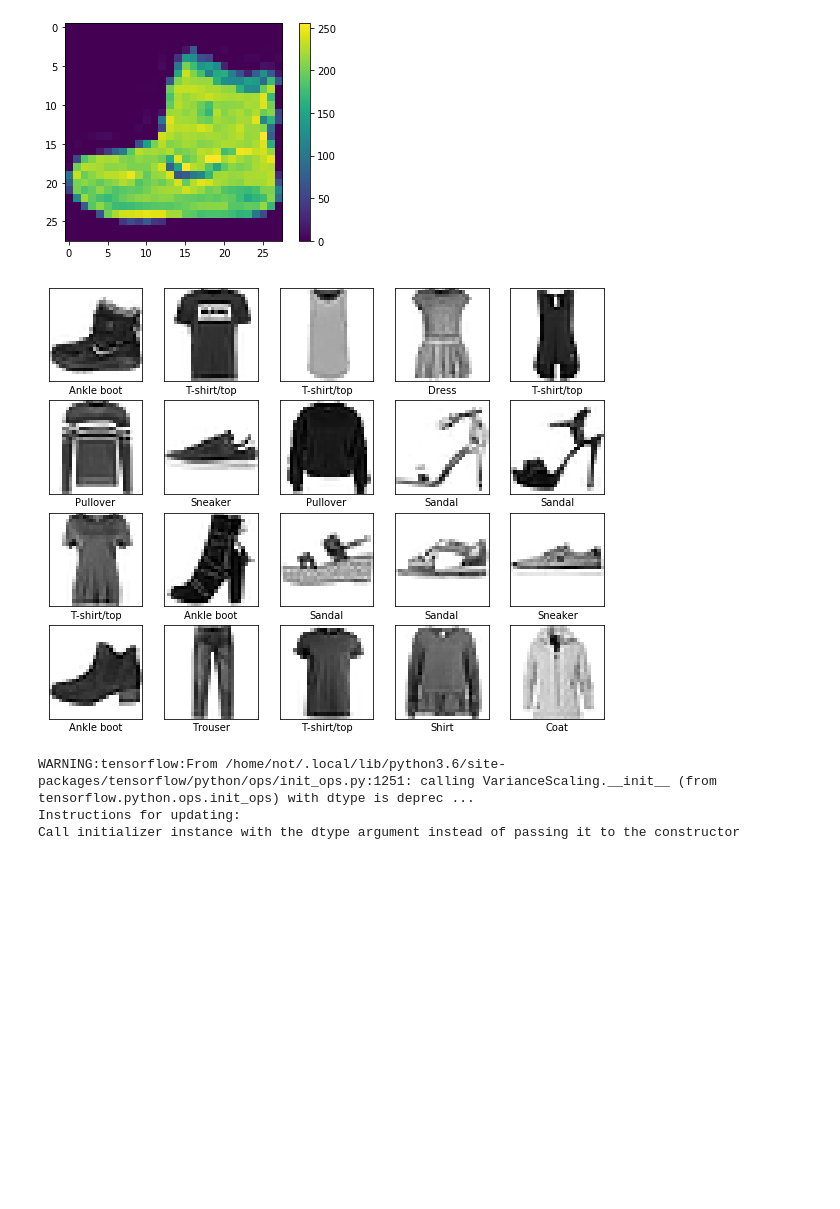
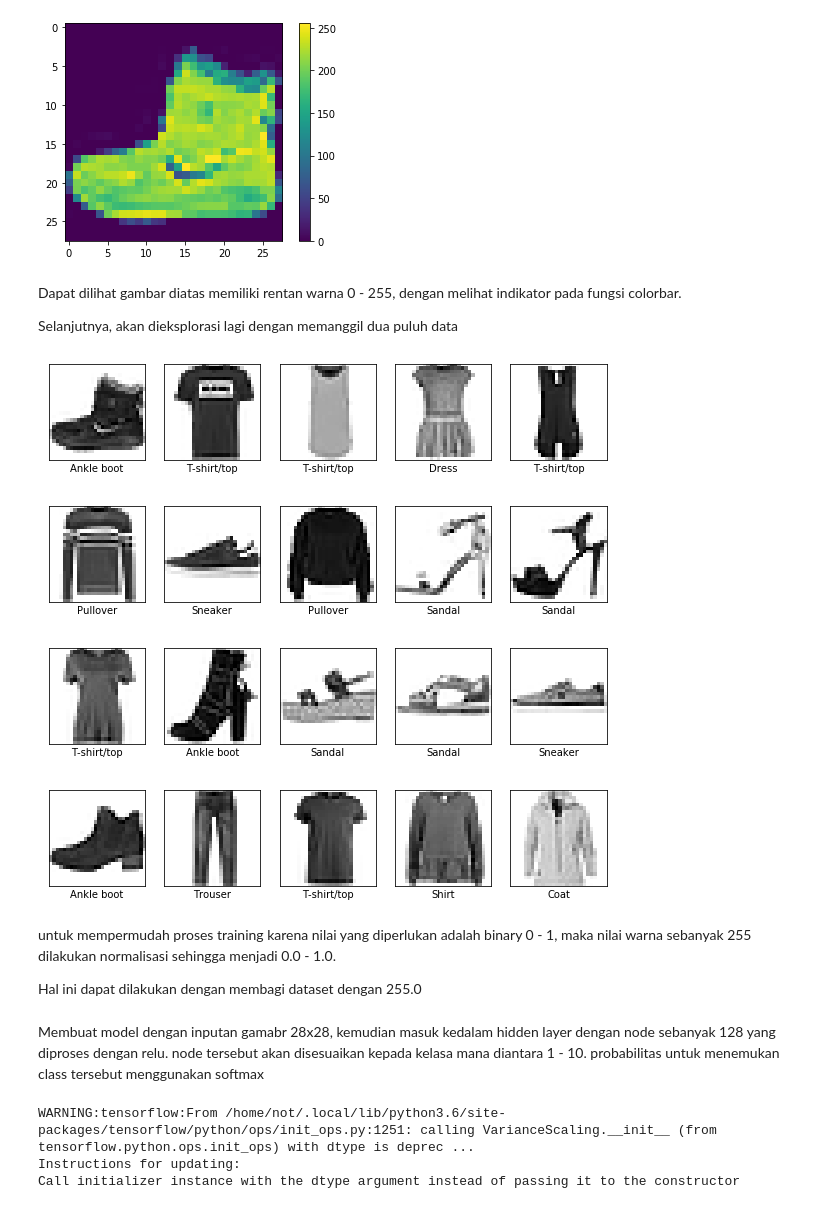
Before and after one commit to elatfar/Supervised-Learning, a Jupyter notebook: Neural Network.ipynb, the cells around one changed output. Drawn from its saved outputs; the diff is of its cells as text; code cells hidden in the pictures; blank space fills up the shorter version.

```diff
--- a/Neural Network.ipynb
+++ b/Neural Network.ipynb
@@ -22,22 +33,41 @@ plt.colorbar()
 # %% [output]
 <matplotlib.colorbar.Colorbar at 0x...>
 [figure]
+# %% [markdown]
+Dapat dilihat gambar diatas memiliki rentan warna 0 - 255, dengan melihat indikator pada fungsi colorbar.
+
+Selanjutnya, akan dieksplorasi lagi dengan memanggil dua puluh data
 # %%
+'''
+dikarenakan format dalam train_labels berupa integer,
+dibuatlah class_names untuk menerjemahkan nilai integer.
+'''
+
 class_names = ['T-shirt/top', 'Trouser', 'Pullover', 'Dress', 'Coat',
                'Sandal', 'Shirt', 'Sneaker', 'Bag', 'Ankle boot']
 
 plt.figure(figsize=(10,10))
 for i in range(20):
-    plt.subplot(5,5,i+1)
+    plt.subplot(4,5,i+1) #disiapkan plot 4 baris 5 kolom, dengan indeks i + 1.
     plt.xticks([])
     plt.yticks([])
     plt.imshow(train_image[i], cmap=plt.cm.binary)
     plt.xlabel(class_names[train_labels[i]])
 # %% [output]
-[figure, old version]
+[figure, new version]
+# %% [markdown]
+untuk mempermudah proses training karena nilai yang diperlukan adalah binary 0 - 1,
+maka nilai warna sebanyak 255 dilakukan normalisasi sehingga menjadi 0.0 - 1.0.
+
+Hal ini dapat dilakukan dengan membagi dataset dengan 255.0
 # %%
 train_images = train_image / 255.0
 test_images = test_image / 255.0
+# %% [markdown]
+Membuat model dengan inputan gamabr 28x28,
+kemudian masuk kedalam hidden layer dengan node sebanyak 128 yang diproses dengan relu.
+node tersebut akan disesuaikan kepada kelasa mana diantara 1 - 10.
+probabilitas untuk menemukan class tersebut menggunakan softmax
 # %%
 model = keras.Sequential([
     keras.layers.Flatten(input_shape=(28, 28)),
```
Also changed, not shown: parts of 16 cells of this notebook.
